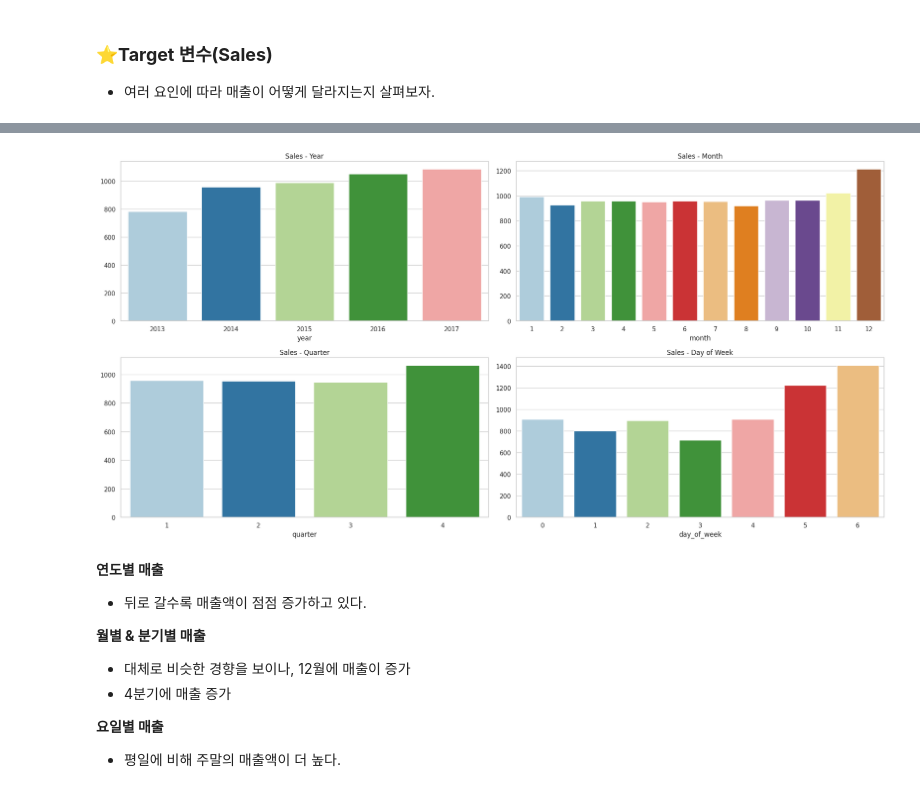
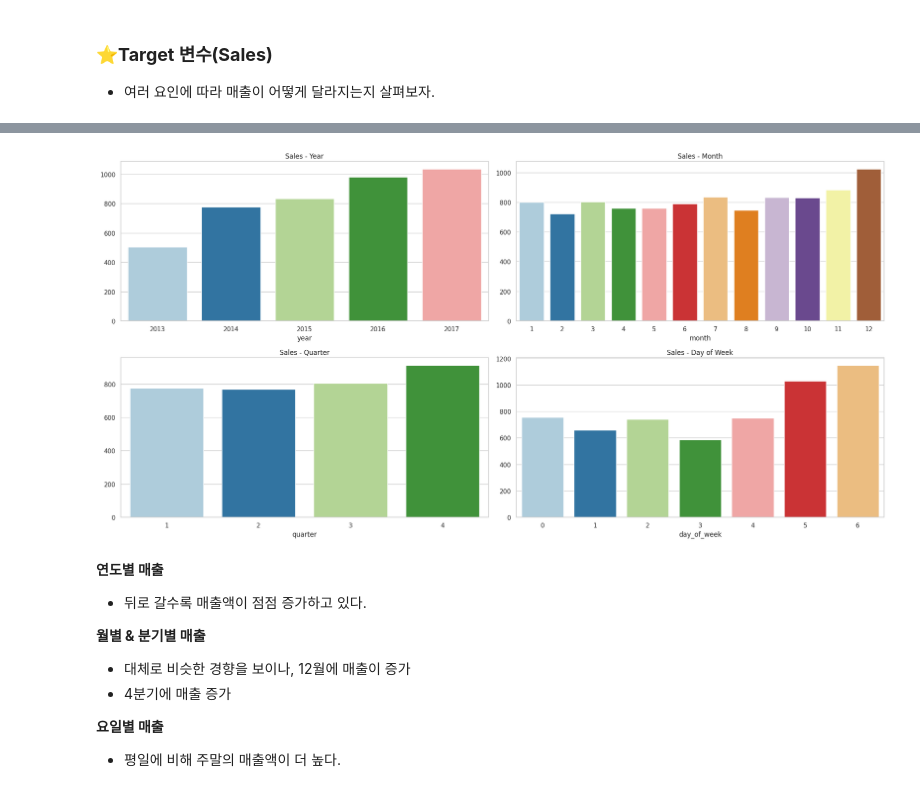
Before and after one commit to rhehgus02/Store-Sales-Forecasting2, a Jupyter notebook: 3_EDA.ipynb, the cells around one changed output, grey strips where cells are left out. Drawn from its saved outputs; the diff is of its cells as text; code cells hidden in the pictures.

```diff
--- a/3_EDA.ipynb
+++ b/3_EDA.ipynb
@@ -674,32 +812,30 @@ trainA.head()
 # %%
 ### 평균 매출액으로 시각화
-data_grouped_year = trainA.groupby(['year']).mean()['sales']
-data_grouped_month = trainA.groupby(['month']).mean()['sales']
-data_grouped_quarter = trainA.groupby(['quarter']).mean()['sales']
-data_grouped_day = trainA.groupby(['day_of_week']).mean()['sales']
-
+data_grouped_year = typeA.groupby(['year']).mean()['sales']
+data_grouped_month = typeA.groupby(['month']).mean()['sales']
+data_grouped_quarter = typeA.groupby(['quarter']).mean()['sales']
+data_grouped_day = typeA.groupby(['day_of_week']).mean()['sales']
 
 palette = sns.color_palette("Paired")
-
 
 fig, axes = plt.subplots(2, 2, figsize=(20, 10))
 # 연도별 매출
 axes[0, 0].set_title('Sales - Year')
 sns.barplot(x=data_grouped_year.index, y=data_grouped_year.values, ax=axes[0, 0], palette=palette)
 # 월별 매출
 axes[0, 1].set_title('Sales - Month')
 sns.barplot(x=data_grouped_month.index, y=data_grouped_month.values, ax=axes[0, 1], palette=palette)
 # 분기별 매출
 axes[1, 0].set_title('Sales - Quarter')
 sns.barplot(x=data_grouped_quarter.index, y=data_grouped_quarter.values, ax=axes[1, 0], palette=palette)
 # 요일별 매출
 axes[1, 1].set_title('Sales - Day of Week')
 sns.barplot(x=data_grouped_day.index, y=data_grouped_day.values, ax=axes[1, 1], palette=palette)
 
 plt.tight_layout()
 plt.show()
 # %% [output]
-[figure, old version]
+[figure, new version]
 # %% [markdown]
 **연도별 매출**
 - 뒤로 갈수록 매출액이 점점 증가하고 있다.
```
Also changed, not shown: parts of 102 cells of this notebook.
